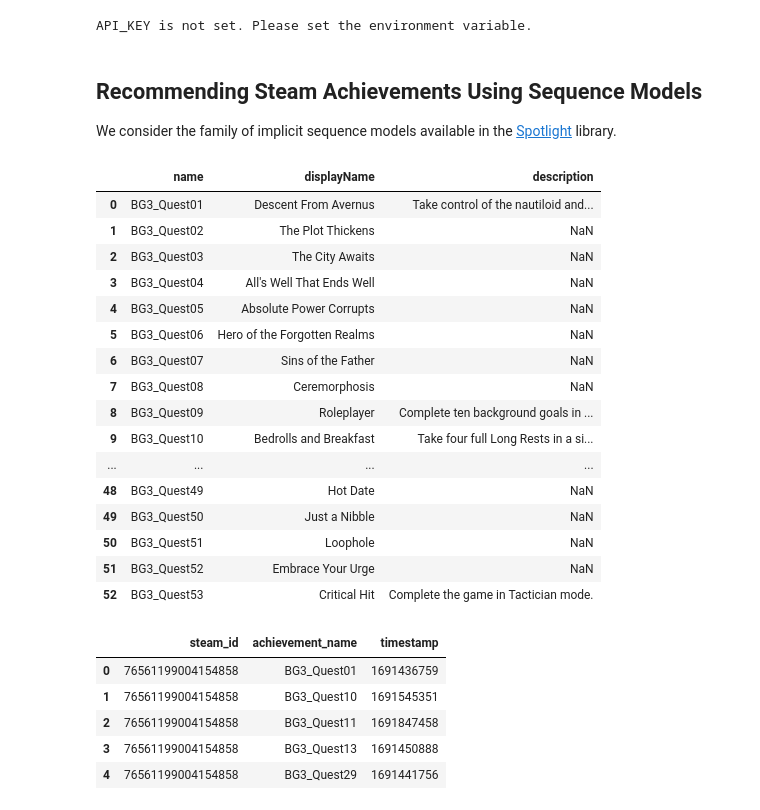
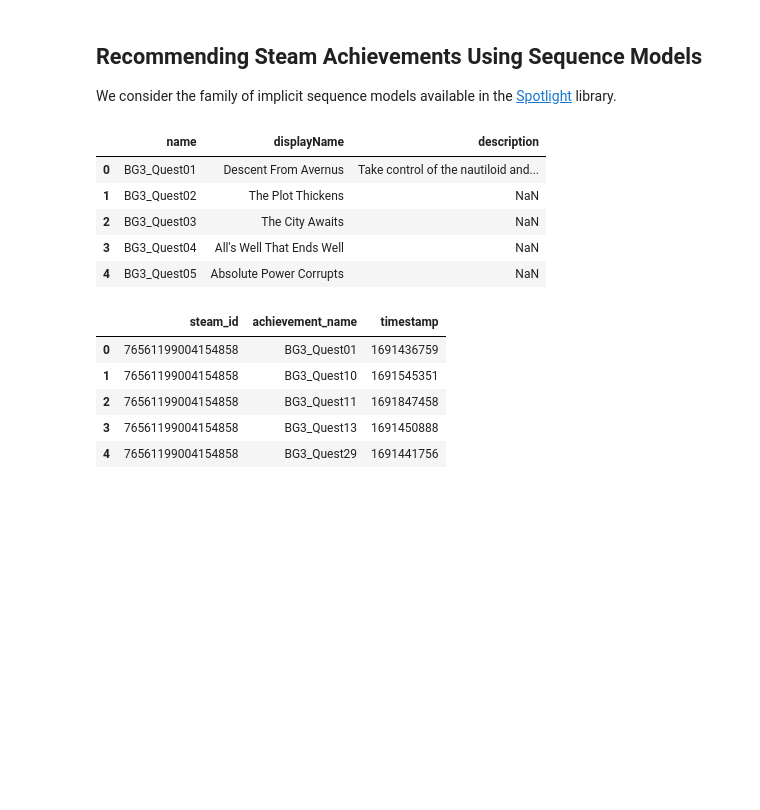
Before and after one commit to richhuwtaylor/recommend-steam-achievements, a Jupyter notebook: recommend_achievements_sequence.ipynb, the cells around one changed output. Drawn from its saved outputs; the diff is of its cells as text; code cells hidden in the pictures; blank space fills up the shorter version.

```diff
--- a/recommend_achievements_sequence.ipynb
+++ b/recommend_achievements_sequence.ipynb
@@ -13,15 +13,11 @@ from tqdm import tqdm
 random_state = np.random.RandomState(42) # create random state for repeatability
 # %%
 # Load Steam API key from environment variable
-API_KEY = os.environ.get('API_KEY')
+API_KEY = os.environ.get('STEAM_API_KEY')
 if API_KEY is None:
     print("API_KEY is not set. Please set the environment variable.")
-else:
-    print("API_KEY:", API_KEY)
 
 APP_ID = '1086940' # appid for Baldur's Gate 3
-# %% [output]
-API_KEY is not set. Please set the environment variable.
 # %% [markdown]
 ## Recommending Steam Achievements Using Sequence Models
 
@@ -40,25 +36,14 @@ def retrieve_game_schema(api_key, app_id):
 game_schema = retrieve_game_schema(API_KEY, APP_ID)
 df_achievements = pd.DataFrame(game_schema['game']['availableGameStats']['achievements'], columns=['name', 'displayName', 'description'])
 # %%
-df_achievements
+df_achievements.head()
 # %% [output]
 |  | name | displayName | description |
 | 0 | BG3_Quest01 | Descent From Avernus | Take control of the nautiloid and... |
 | 1 | BG3_Quest02 | The Plot Thickens | NaN |
 | 2 | BG3_Quest03 | The City Awaits | NaN |
 | 3 | BG3_Quest04 | All's Well That Ends Well | NaN |
 | 4 | BG3_Quest05 | Absolute Power Corrupts | NaN |
-| 5 | BG3_Quest06 | Hero of the Forgotten Realms | NaN |
-| 6 | BG3_Quest07 | Sins of the Father | NaN |
-| 7 | BG3_Quest08 | Ceremorphosis | NaN |
-| 8 | BG3_Quest09 | Roleplayer | Complete ten background goals in ... |
-| 9 | BG3_Quest10 | Bedrolls and Breakfast | Take four full Long Rests in a si... |
-| ... | ... | ... | ... |
-| 48 | BG3_Quest49 | Hot Date | NaN |
-| 49 | BG3_Quest50 | Just a Nibble | NaN |
-| 50 | BG3_Quest51 | Loophole | NaN |
-| 51 | BG3_Quest52 | Embrace Your Urge | NaN |
-| 52 | BG3_Quest53 | Critical Hit | Complete the game in Tactician mode. |
 # %%
 df_interactions = pd.read_csv('./data/buldars_gate_3_achievements_long_2023-11-04.csv', dtype={'steam_id': int, 'timestamp': int})
 df_interactions.head()
```
Also changed, not shown: parts of 7 cells of this notebook.
